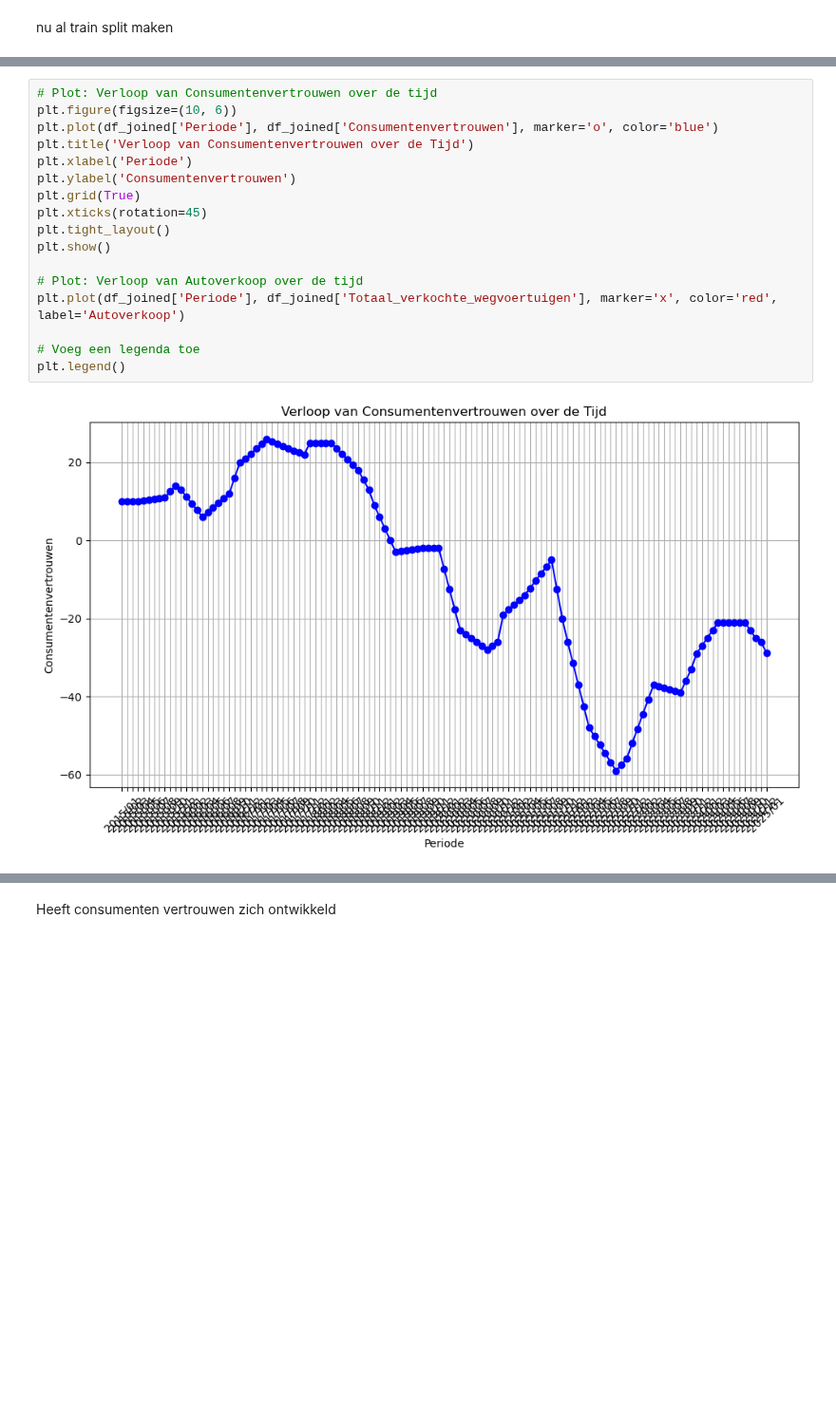
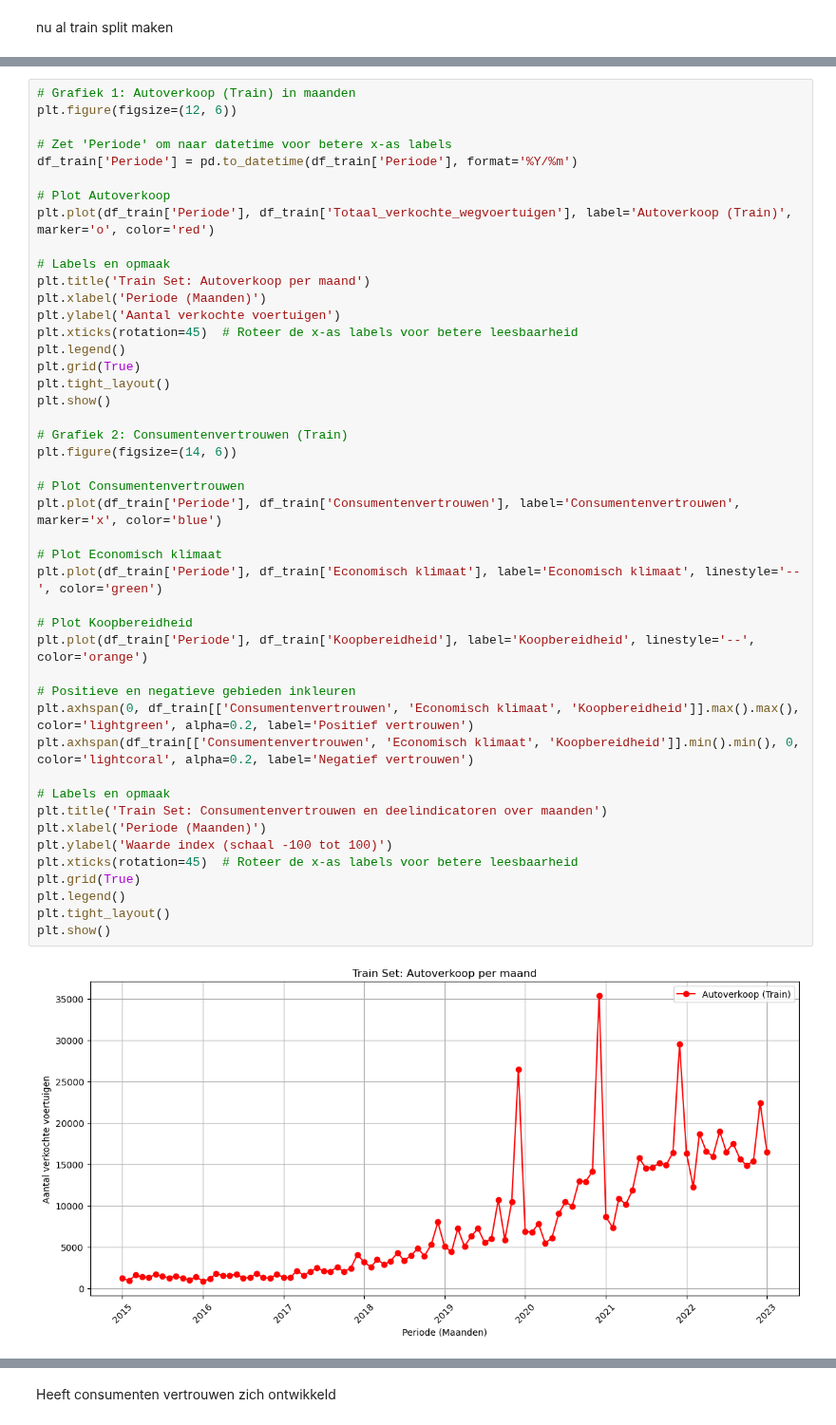
Before and after one commit to DylanHaaz/Tryhard, a Jupyter notebook: Nieuwe_Code/xgboost_car_sales_forecasting_draf.ipynb, the cells around one changed output, grey strips where cells are left out. Shown at 95% size. Saved outputs shown, nothing was run; the diff lists cells and outputs as text; blank space fills up the shorter version.

Commit message:
train set toegevoegd xgboost en sentiment toegevoegd in nos3
Timeseries aan de hand  van Cholet aangemaakt

```diff
--- a/Nieuwe_Code/xgboost_car_sales_forecasting_draf.ipynb
+++ b/Nieuwe_Code/xgboost_car_sales_forecasting_draf.ipynb
@@ -47,19 +93,47 @@ plt.show()
 # %%
-# Plot: Verloop van Consumentenvertrouwen over de tijd
-plt.figure(figsize=(10, 6))
-plt.plot(df_joined['Periode'], df_joined['Consumentenvertrouwen'], marker='o', color='blue')
-plt.title('Verloop van Consumentenvertrouwen over de Tijd')
-plt.xlabel('Periode')
-plt.ylabel('Consumentenvertrouwen')
+# Grafiek 1: Autoverkoop (Train) in maanden
+plt.figure(figsize=(12, 6))
+
+# Zet 'Periode' om naar datetime voor betere x-as labels
+df_train['Periode'] = pd.to_datetime(df_train['Periode'], format='%Y/%m')
+
+# Plot Autoverkoop
+plt.plot(df_train['Periode'], df_train['Totaal_verkochte_wegvoertuigen'], label='Autoverkoop (Train)', marker='o', color='red')
+
+# Labels en opmaak
+plt.title('Train Set: Autoverkoop per maand')
+plt.xlabel('Periode (Maanden)')
+plt.ylabel('Aantal verkochte voertuigen')
+plt.xticks(rotation=45)  # Roteer de x-as labels voor betere leesbaarheid
+plt.legend()
 plt.grid(True)
-plt.xticks(rotation=45)
 plt.tight_layout()
 plt.show()
 
-# Plot: Verloop van Autoverkoop over de tijd
-plt.plot(df_joined['Periode'], df_joined['Totaal_verkochte_wegvoertuigen'], marker='x', color='red', label='Autoverkoop')
+# Grafiek 2: Consumentenvertrouwen (Train)
+plt.figure(figsize=(14, 6))
 
-# Voeg een legenda toe
+# Plot Consumentenvertrouwen
+plt.plot(df_train['Periode'], df_train['Consumentenvertrouwen'], label='Consumentenvertrouwen', marker='x', color='blue')
+
+# Plot Economisch klimaat
+plt.plot(df_train['Periode'], df_train['Economisch klimaat'], label='Economisch klimaat', linestyle='--', color='green')
+
+# Plot Koopbereidheid
+plt.plot(df_train['Periode'], df_train['Koopbereidheid'], label='Koopbereidheid', linestyle='--', color='orange')
+
+# Positieve en negatieve gebieden inkleuren
+plt.axhspan(0, df_train[['Consumentenvertrouwen', 'Economisch klimaat', 'Koopbereidheid']].max().max(), color='lightgreen', alpha=0.2, label='Positief vertrouwen')
+plt.axhspan(df_train[['Consumentenvertrouwen', 'Economisch klimaat', 'Koopbereidheid']].min().min(), 0, color='lightcoral', alpha=0.2, label='Negatief vertrouwen')
+
+# Labels en opmaak
+plt.title('Train Set: Consumentenvertrouwen en deelindicatoren over maanden')
+plt.xlabel('Periode (Maanden)')
+plt.ylabel('Waarde index (schaal -100 tot 100)')
+plt.xticks(rotation=45)  # Roteer de x-as labels voor betere leesbaarheid
+plt.grid(True)
 plt.legend()
+plt.tight_layout()
+plt.show()
 # %% [output]
-[figure, old version]
+[figure, new version]
```
Also changed, not shown: parts of 18 cells of this notebook, 7 other files.
